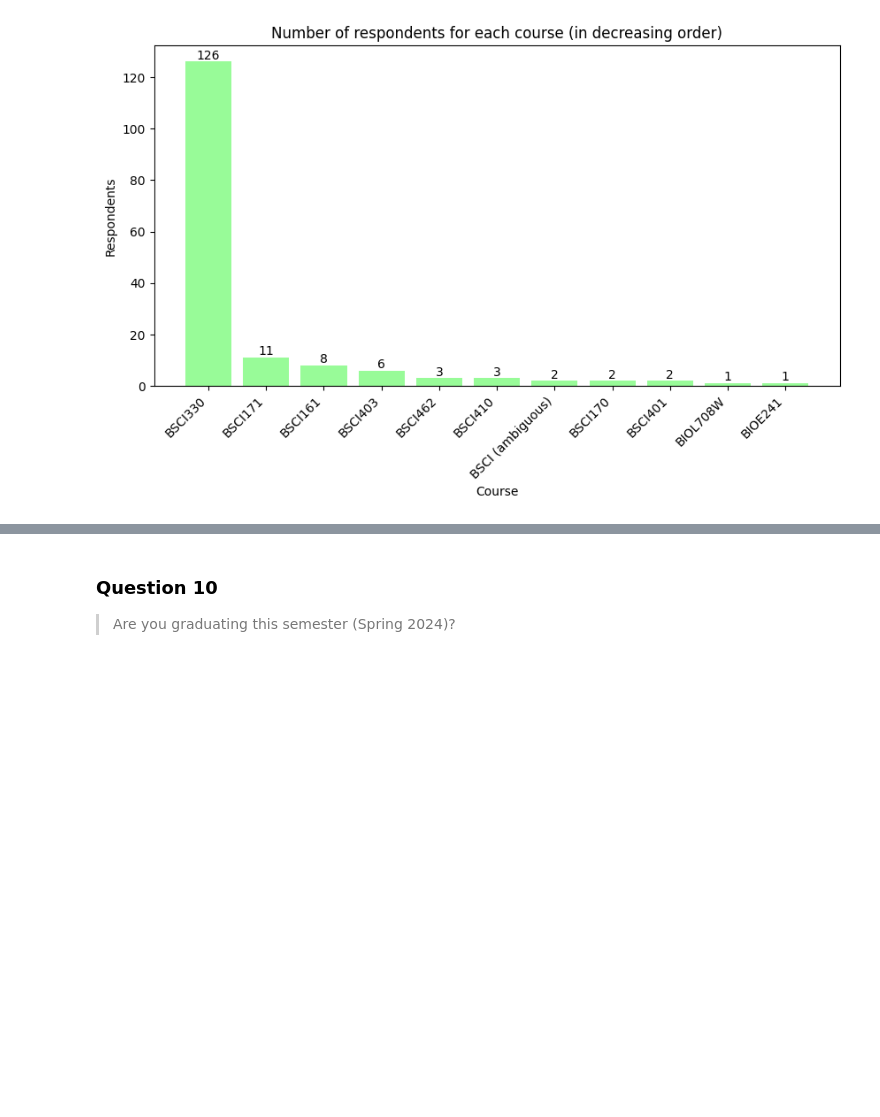
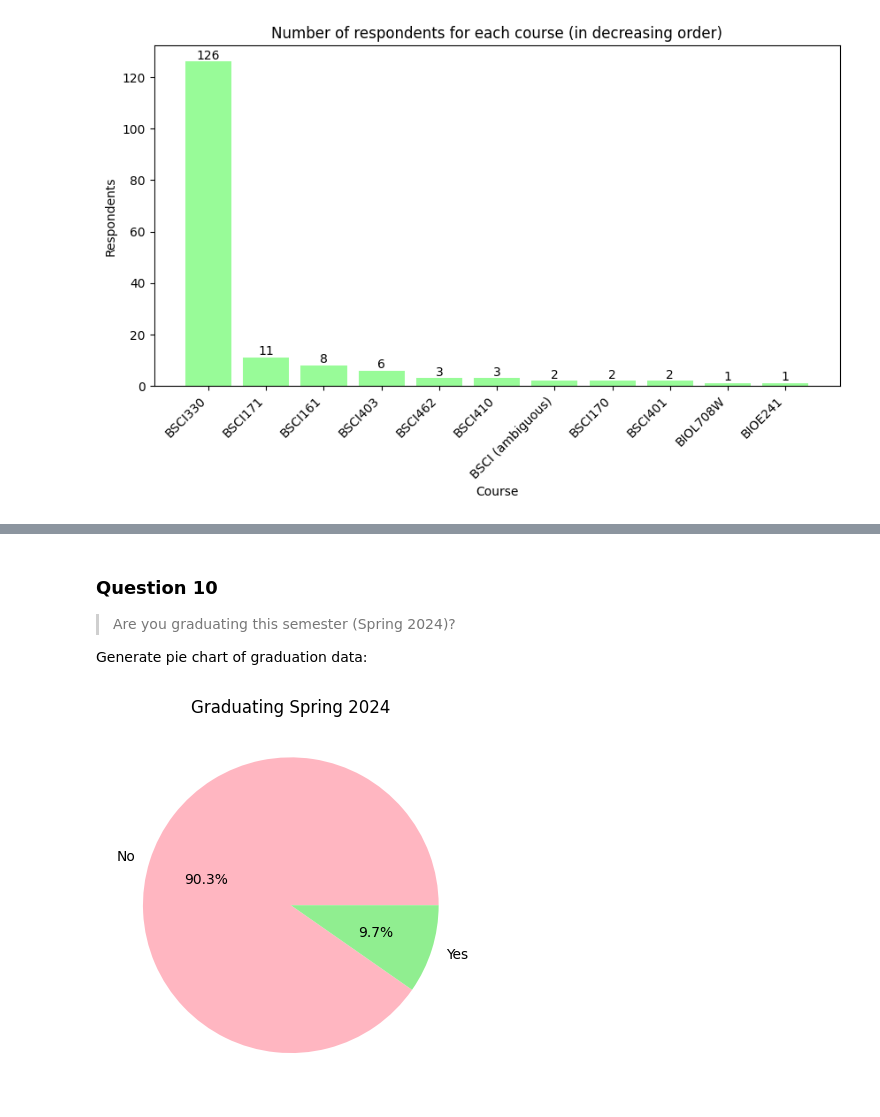
Before and after one commit to maxinehsu/summary-visualizations, a Jupyter notebook: viz.ipynb, the cells around one changed output, grey strips where cells are left out. Drawn from its saved outputs; the diff is of its cells as text; code cells hidden in the pictures; blank space fills up the shorter version.

```diff
--- a/viz.ipynb
+++ b/viz.ipynb
@@ -130,6 +142,21 @@ plt.show()
 # %% [markdown]
 ### Question 10
 > Are you graduating this semester (Spring 2024)?
+
+Generate pie chart of graduation data:
+# %%
+pie_chart_colors = ["lightpink", "lightgreen"]
+
+q10_counts = df["q10"].value_counts()
+q10_ans = q10_counts.index.tolist()
+
+# generate pie chart
+plt.pie(q10_counts, labels=q10_ans, autopct="%1.1f%%", colors=pie_chart_colors)
+plt.title("Graduating Spring 2024")
+
+plt.show()
+# %% [output]
+[figure, added]
 # %% [markdown]
 ### Question 11
 > Did your overall education at UMD (including outside of BSCI) in computational biology influence your ability to apply for or receive a job you wanted?
```
Also changed, not shown: parts of 5 cells of this notebook.
